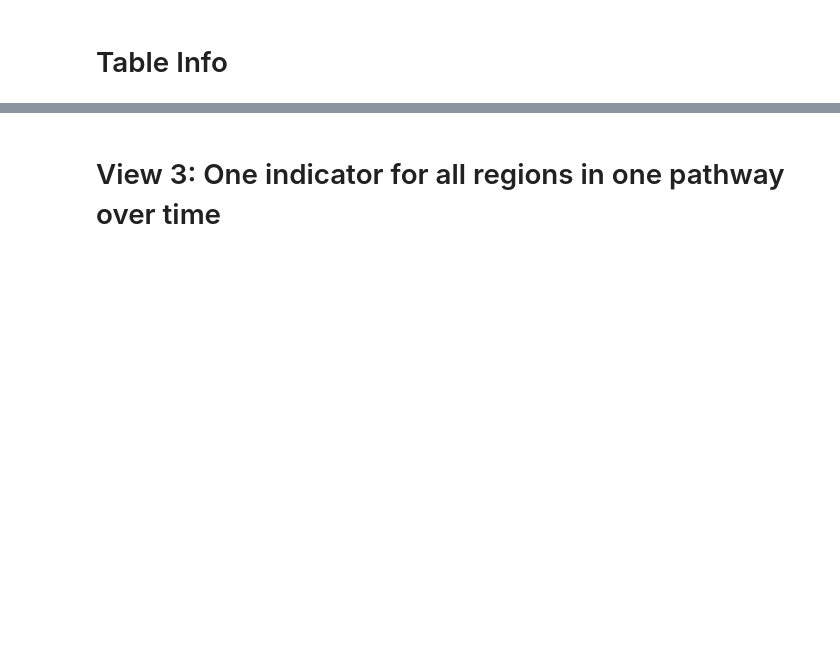
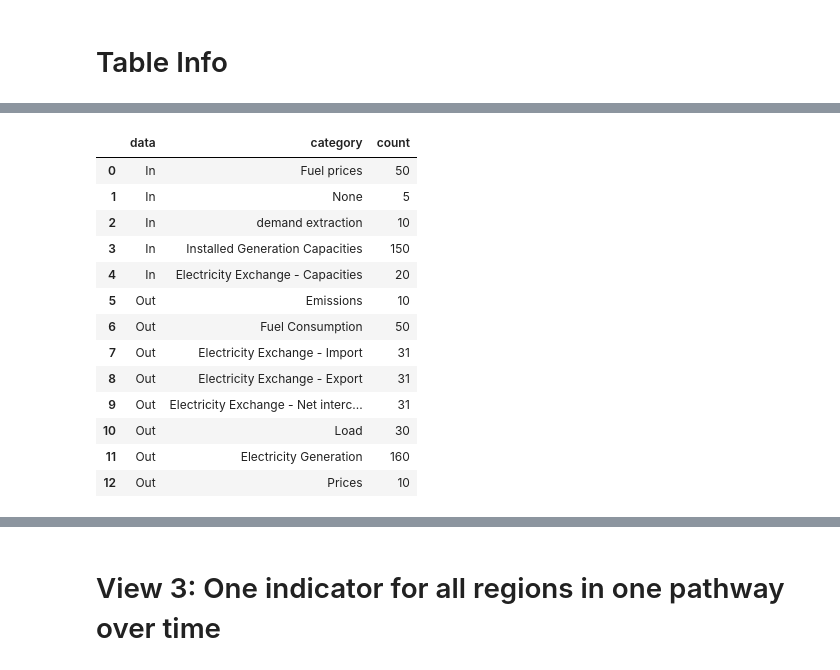
Before and after one commit to ReeemProject/reeem_db, a Jupyter notebook: database_views/reeem_jupyter/reeem_db_plot_Plexos.ipynb, the cells around one changed output, grey strips where cells are left out. Cells and saved outputs as stored; diff of their text form; code cells hidden in the pictures; blank space fills up the shorter version.

```diff
--- a/database_views/reeem_jupyter/reeem_db_plot_Plexos.ipynb
+++ b/database_views/reeem_jupyter/reeem_db_plot_Plexos.ipynb
@@ -146,16 +195,31 @@ df
 # %%
 # Categories
 column = 'category' # id, pathway, version, region, year, indicator, category, value, unit
 sql = text("""
     SELECT  'In' AS data, {3}, count(*) AS count
     FROM    {0}.{1}
     GROUP BY {3}
     UNION ALL
     SELECT  'Out' AS data, {3}, count(*) AS count
     FROM    {0}.{2}
     GROUP BY {3}; """.format(schema, table_in, table_out, column))
-df = pd.read_sql_query(sql, con)
-df
+df_cat = pd.read_sql_query(sql, con)
+df_cat
+# %% [output]
+|  | data | category | count |
+| 0 | In | Fuel prices | 50 |
+| 1 | In | None | 5 |
+| 2 | In | demand extraction | 10 |
+| 3 | In | Installed Generation Capacities | 150 |
+| 4 | In | Electricity Exchange - Capacities | 20 |
+| 5 | Out | Emissions | 10 |
+| 6 | Out | Fuel Consumption | 50 |
+| 7 | Out | Electricity Exchange - Import | 31 |
+| 8 | Out | Electricity Exchange - Export | 31 |
+| 9 | Out | Electricity Exchange - Net interc... | 31 |
+| 10 | Out | Load | 30 |
+| 11 | Out | Electricity Generation | 160 |
+| 12 | Out | Prices | 10 |
 # %%
 # Indicators
 column = 'nid,category,indicator' # id, pathway, version, region, year, indicator, category, value, unit
```
Also changed, not shown: parts of 25 cells of this notebook, 2 other files.
